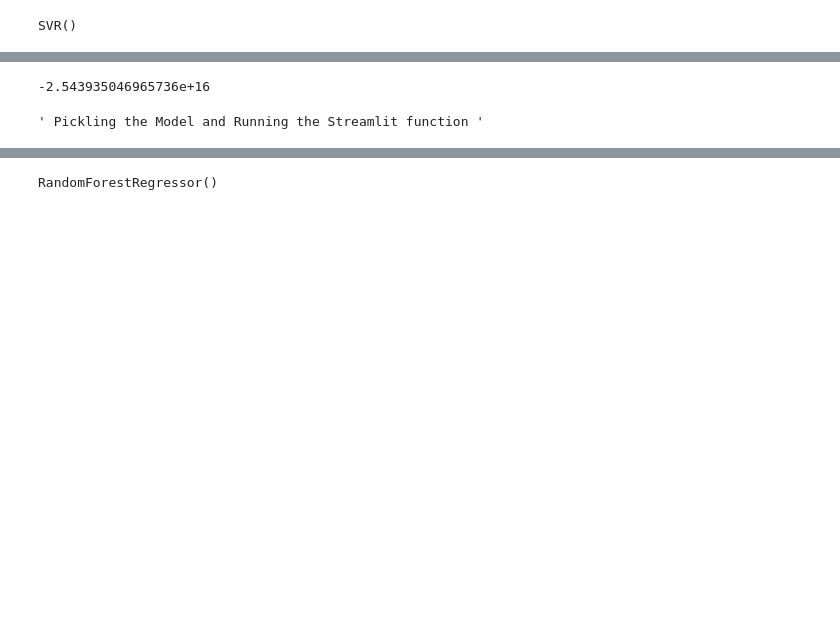
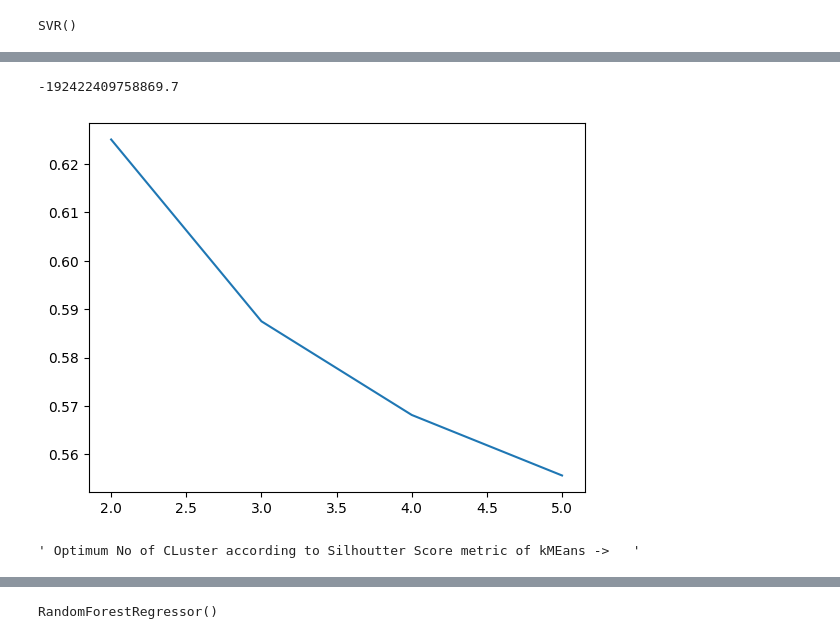
Before and after one commit to hecker1002/Credit-Spend, a Jupyter notebook: Credit Score.ipynb, the cells around one changed output, grey strips where cells are left out. Drawn from its saved outputs; the diff is of its cells as text; code cells hidden in the pictures; blank space fills up the shorter version.

```diff
--- a/Credit Score.ipynb
+++ b/Credit Score.ipynb
@@ -383,11 +364,11 @@ for i in range( 10  ) :
 # %%
 
 
-from sklearn.cluster import KMeans
 
-kmeans = KMeans( n_clusters = 10 )
+''' Optimum CLuster = 3 From silhouette diagram '''
+kmeans = KMeans( n_clusters = 3  )
 
-data.columns  = data.columns.astype(str )
+# data.columns  = data.columns.astype(str )
 
 kmeans.fit( data )
 
@@ -422,13 +440,13 @@ X_test_out , y_test_out = strat_test_set.drop( ['Amount'] , axis =1 ) , strat_te
 # %%
-''' COnverting all column NAMES to string '''
+# ''' COnverting all column NAMES to string '''
 
-X_train.columns  = X_train.columns.astype(str)
+# X_train.columns  = X_train.columns.astype(str)
 
-X_test.columns  = X_test.columns.astype(str)
+# X_test.columns  = X_test.columns.astype(str)
 
-X_train_out.columns  = X_train_out.columns.astype(str)
+# X_train_out.columns  = X_train_out.columns.astype(str)
 
-X_test_out.columns  = X_test_out .columns.astype(str)
+# X_test_out.columns  = X_test_out .columns.astype(str)
 # %%
 '''  Now making some assumptions about the data and choosing the ML model '''
 
@@ -701,12 +710,38 @@ def transaction_predictor( x , weight_1 , weight_2 , weight_3 ): # weights of mo
 
     return (pred1+pred2+pred3)/3
 # %%
-y_t = transaction_predictor( X_test , 0.2 , 0.5 , 0.3 )
+y_t = transaction_predictor( X_test , 0.8 , 0.05, 0.15)
 
 r2_score( y_test , y_t )
 # %% [output]
--2.543935046965736e+16
+-192422409758869.7
-# %%
-''' OUtlier specifiv models '''
-# %% [output]
-' Pickling the Model and Running the Streamlit function '
+# %%
+''' OUtlier specifiv models '''
+
+
+''' SINce , ONe Hot encoded Cities Vector was very sparse and too large , SO , losing them meant also losing a lot
+of useful demographic Info , Hence , performed KMeans CLustering to give a LAbel( with high importance of Columns of Cities )
+and assigned LAbesl based on the Citiies .
+'''
+
+''' Selecting BEst No of CLuters to form Based on Silhoutte Score (b-a)/max(a,b)'''
+
+
+
+score = []
+cluster=[]
+
+for i in range( 2 , 6 , 1   ) :
+    kmeans2 = KMeans(n_clusters=  i )
+    kmeans2.fit( data_out )
+    score.append(  silhouette_score(data_out , kmeans2.labels_))
+    cluster.append( i )
+
+plt.plot( cluster , score )
+plt.show()
+
+
+''' Optimum No of CLuster according to Silhoutter Score metric of kMEans ->   '''
+# %% [output]
+[figure, added]
+' Optimum No of CLuster according to Silhoutter Score metric of kMEans ->   '
```
Also changed, not shown: parts of 25 cells of this notebook, 2 other files.
